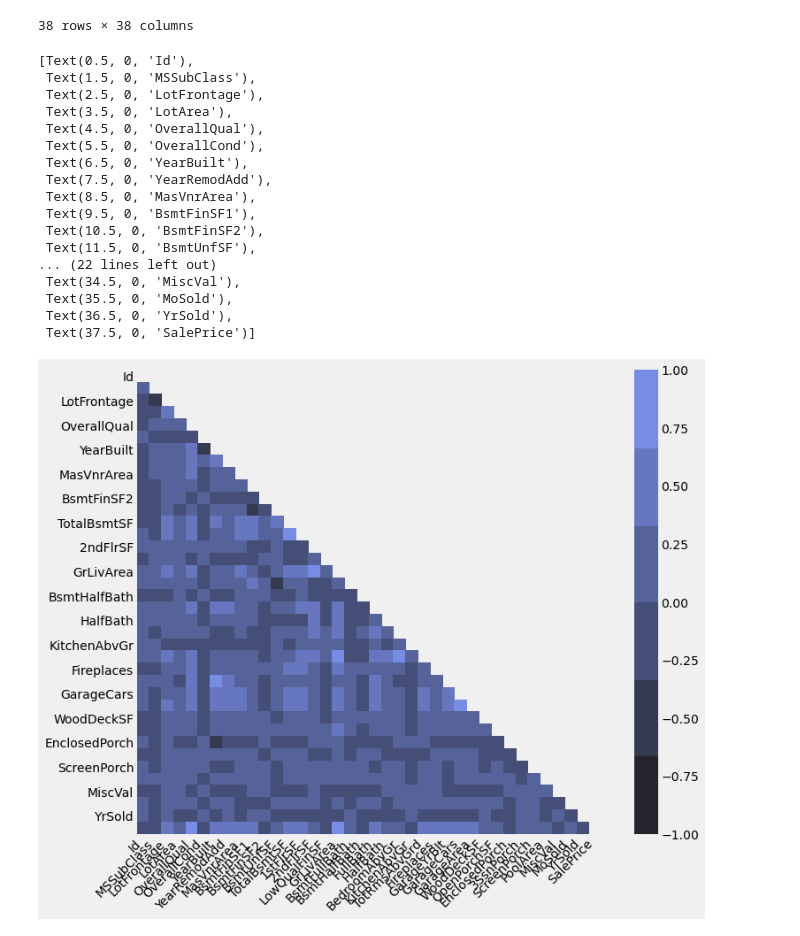
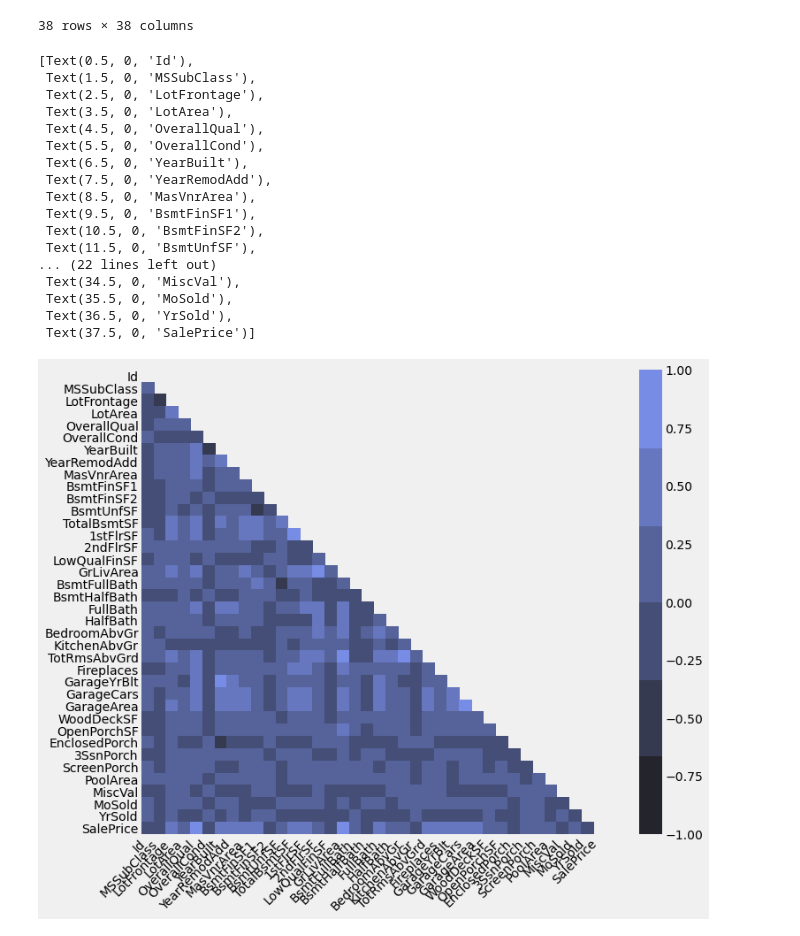
Before and after one commit to jwerenski/housingprices, a Jupyter notebook: housing.ipynb, the cells around one changed output. Cells and saved outputs as stored; diff of their text form; code cells hidden in the pictures.

```diff
--- a/housing.ipynb
+++ b/housing.ipynb
@@ -123,26 +123,26 @@ train.corr()
 # %%
 f, ax = plt.subplots(figsize=(12,9))
 mask = np.triu(np.ones_like(train.corr()))
 map = sb.heatmap(train.corr(), vmin = -1, vmax = 1, center = 0,
                 mask=mask, cmap=sb.dark_palette((260,75,60), input='husl'),
-                 square=True)
+                 square=True, xticklabels=True, yticklabels=True)
 map.set_xticklabels(map.get_xticklabels(), rotation=45, horizontalalignment='right')
 # %% [output]
 [Text(0.5, 0, 'Id'),
  Text(1.5, 0, 'MSSubClass'),
  Text(2.5, 0, 'LotFrontage'),
  Text(3.5, 0, 'LotArea'),
  Text(4.5, 0, 'OverallQual'),
  Text(5.5, 0, 'OverallCond'),
  Text(6.5, 0, 'YearBuilt'),
  Text(7.5, 0, 'YearRemodAdd'),
  Text(8.5, 0, 'MasVnrArea'),
  Text(9.5, 0, 'BsmtFinSF1'),
  Text(10.5, 0, 'BsmtFinSF2'),
  Text(11.5, 0, 'BsmtUnfSF'),
 ... (22 lines left out)
  Text(34.5, 0, 'MiscVal'),
  Text(35.5, 0, 'MoSold'),
  Text(36.5, 0, 'YrSold'),
  Text(37.5, 0, 'SalePrice')]
-[figure, old version]
+[figure, new version]
```
Also changed, not shown: parts of 17 cells of this notebook.
